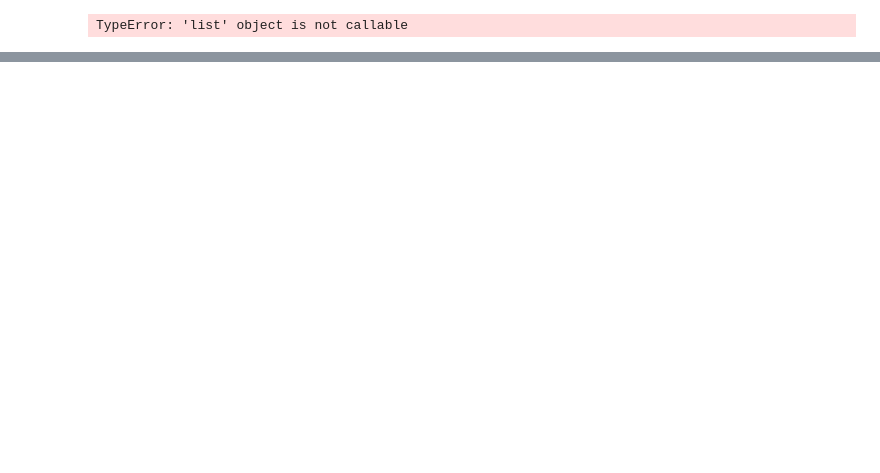
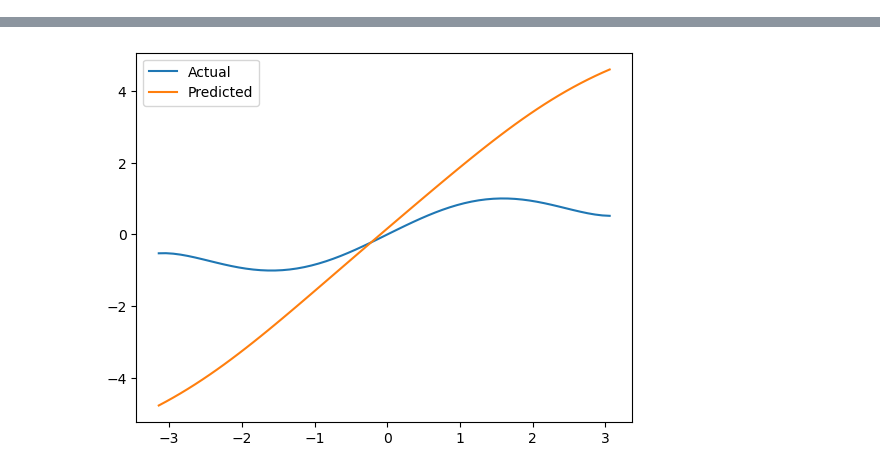
Before and after one commit to durbar2003/symbolic-calculation, a Jupyter notebook: LSTM.ipynb, the cells around one changed output, grey strips where cells are left out. Cells and saved outputs as stored; diff of their text form; code cells hidden in the pictures; blank space fills up the shorter version.

Commit message:
added lstm model for functions

```diff
--- a/LSTM.ipynb
+++ b/LSTM.ipynb
@@ -31,8 +1,45 @@ def generate_data(func_name, num_samples):
-# %%
-num_samples = 1000
-
-X_sin, y_sin = generate_data('sin', num_samples)
-X_cos, y_cos = generate_data('cos', num_samples)
-X_exp, y_exp = generate_data('exp', num_samples)
-# %% [output]
-TypeError: 'list' object is not callable
+# %%
+import numpy as np
+import keras
+from keras.models import Sequential
+from keras.layers import Dense, LSTM
+
+# Define the Taylor series of sin(x) up to the 5th order
+def taylor_sin(x):
+    return x - (x ** 3)/6 + (x ** 5)/120
+
+# Generate training data
+x_train = np.arange(-2*np.pi, 2*np.pi, 0.1)
+y_train = taylor_sin(x_train)
+
+# Reshape input data to match the expected input shape of LSTM
+x_train = x_train.reshape((len(x_train), 1, 1))
+
+# Define LSTM model architecture
+model = Sequential()
+model.add(LSTM(10, input_shape=(1, 1)))
+model.add(Dense(1))
+
+# Compile the model
+model.compile(loss='mean_squared_error', optimizer='adam')
+
+# Fit the model to the training data
+model.fit(x_train, y_train, epochs=100, batch_size=10)
+
+# Evaluate the model on new data
+x_test = np.arange(-np.pi, np.pi, 0.1)
+y_test = taylor_sin(x_test)
+x_test = x_test.reshape((len(x_test), 1, 1))
+mse = model.evaluate(x_test, y_test)
+print('MSE:', mse)
+
+# Generate predictions using the model
+y_pred = model.predict(x_test)
+
+# Plot the results
+import matplotlib.pyplot as plt
+plt.plot(x_test[:, 0, 0], y_test, label='Actual')
+plt.plot(x_test[:, 0, 0], y_pred, label='Predicted')
+plt.legend()
+plt.show()
+# %% [output]
@@ -38,0 +63 @@ TypeError: 'list' object is not callable
+[figure, added]
```
Also changed, not shown: parts of 6 cells of this notebook, 1 other file.
